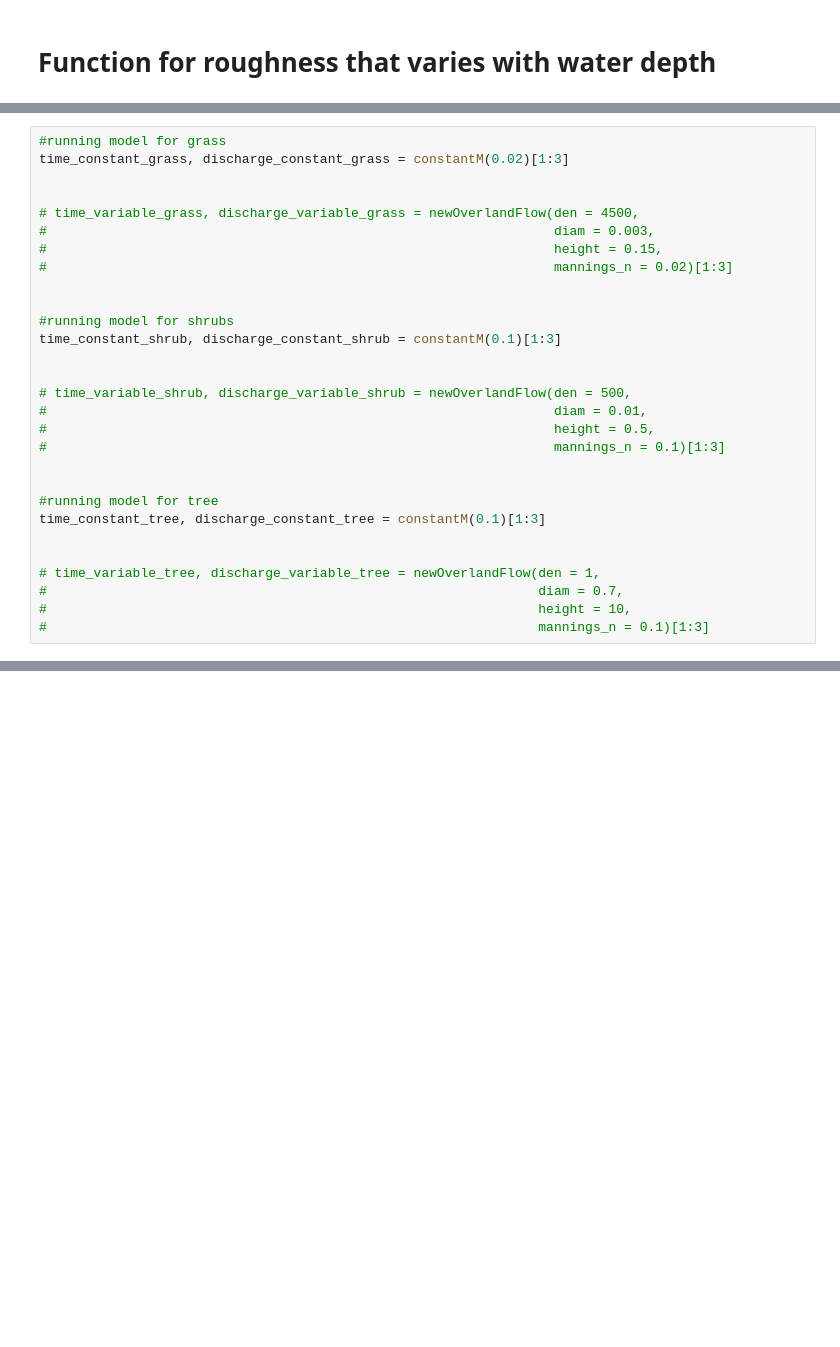
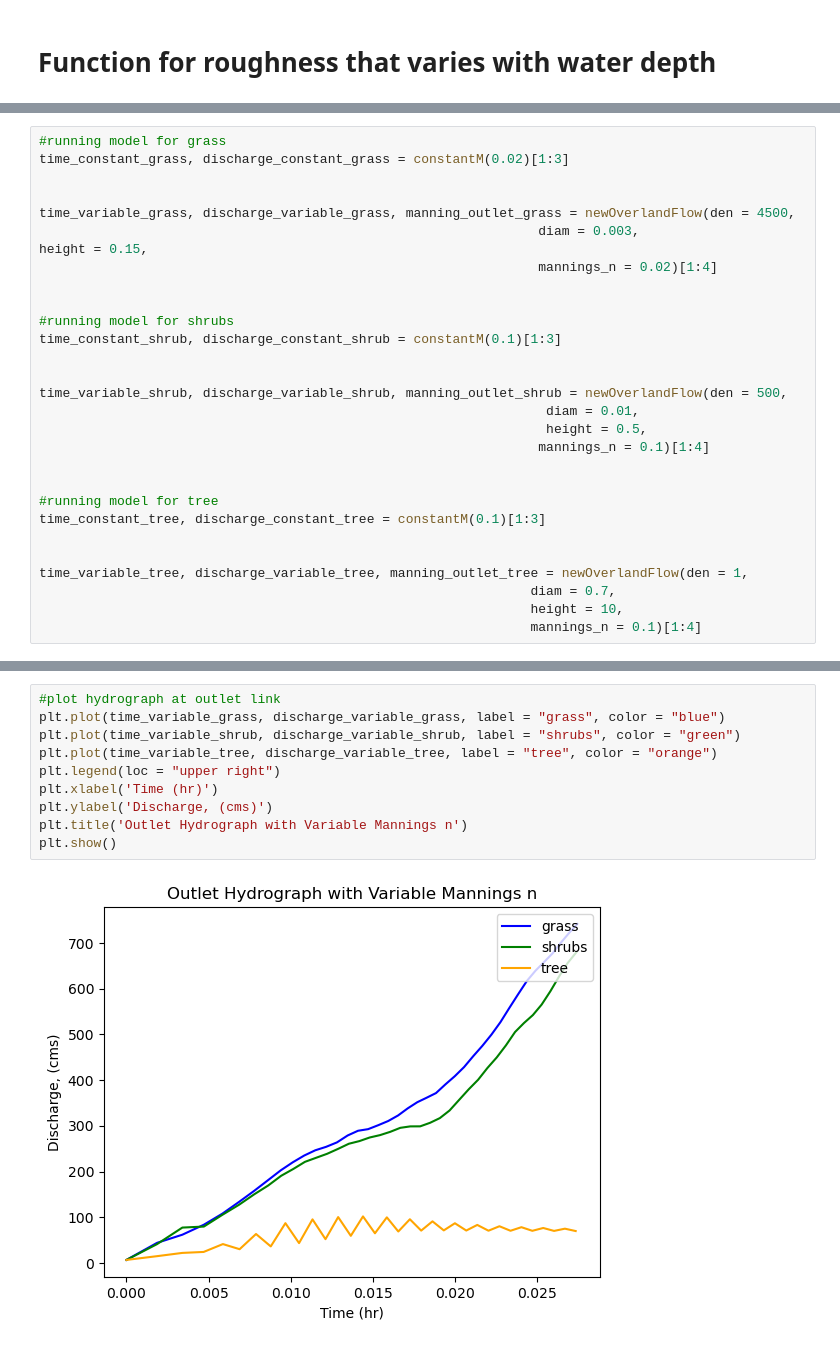
Before and after one commit to csdms-espin/Overland_flow_veg, a Jupyter notebook: Overlandflow_lesson.ipynb, the cells around one changed output, grey strips where cells are left out. Cells and saved outputs as stored; diff of their text form; blank space fills up the shorter version.

```diff
--- a/Overlandflow_lesson.ipynb
+++ b/Overlandflow_lesson.ipynb
@@ -173,27 +218,26 @@ def newOverlandFlow(den, diam, height, mannings_n):
 time_constant_grass, discharge_constant_grass = constantM(0.02)[1:3]
 
 
-# time_variable_grass, discharge_variable_grass = newOverlandFlow(den = 4500,
-#                                                                 diam = 0.003,
-#                                                                 height = 0.15,
-#                                                                 mannings_n = 0.02)[1:3]
+time_variable_grass, discharge_variable_grass, manning_outlet_grass = newOverlandFlow(den = 4500,
+                                                                diam = 0.003,                                                                  height = 0.15,
+                                                                mannings_n = 0.02)[1:4]
 
 
 #running model for shrubs
 time_constant_shrub, discharge_constant_shrub = constantM(0.1)[1:3]
 
 
-# time_variable_shrub, discharge_variable_shrub = newOverlandFlow(den = 500,
-#                                                                 diam = 0.01,
-#                                                                 height = 0.5,
-#                                                                 mannings_n = 0.1)[1:3]
+time_variable_shrub, discharge_variable_shrub, manning_outlet_shrub = newOverlandFlow(den = 500,
+                                                                 diam = 0.01,
+                                                                 height = 0.5,
+                                                                mannings_n = 0.1)[1:4]
 
 
 #running model for tree
 time_constant_tree, discharge_constant_tree = constantM(0.1)[1:3]
 
 
-# time_variable_tree, discharge_variable_tree = newOverlandFlow(den = 1,
-#                                                               diam = 0.7,
-#                                                               height = 10,
-#                                                               mannings_n = 0.1)[1:3]
+time_variable_tree, discharge_variable_tree, manning_outlet_tree = newOverlandFlow(den = 1,
+                                                               diam = 0.7,
+                                                               height = 10,
+                                                               mannings_n = 0.1)[1:4]
@@ -222,0 +268,12 @@ imshow.imshow_grid(grass_constant_m, "surface_water__depth",
+# %%
+#plot hydrograph at outlet link
+plt.plot(time_variable_grass, discharge_variable_grass, label = "grass", color = "blue")
+plt.plot(time_variable_shrub, discharge_variable_shrub, label = "shrubs", color = "green")
+plt.plot(time_variable_tree, discharge_variable_tree, label = "tree", color = "orange")
+plt.legend(loc = "upper right")
+plt.xlabel('Time (hr)')
+plt.ylabel('Discharge, (cms)')
+plt.title('Outlet Hydrograph with Variable Mannings n')
+plt.show()
+# %% [output]
+[figure, added]
```
Also changed, not shown: parts of 9 cells of this notebook.
